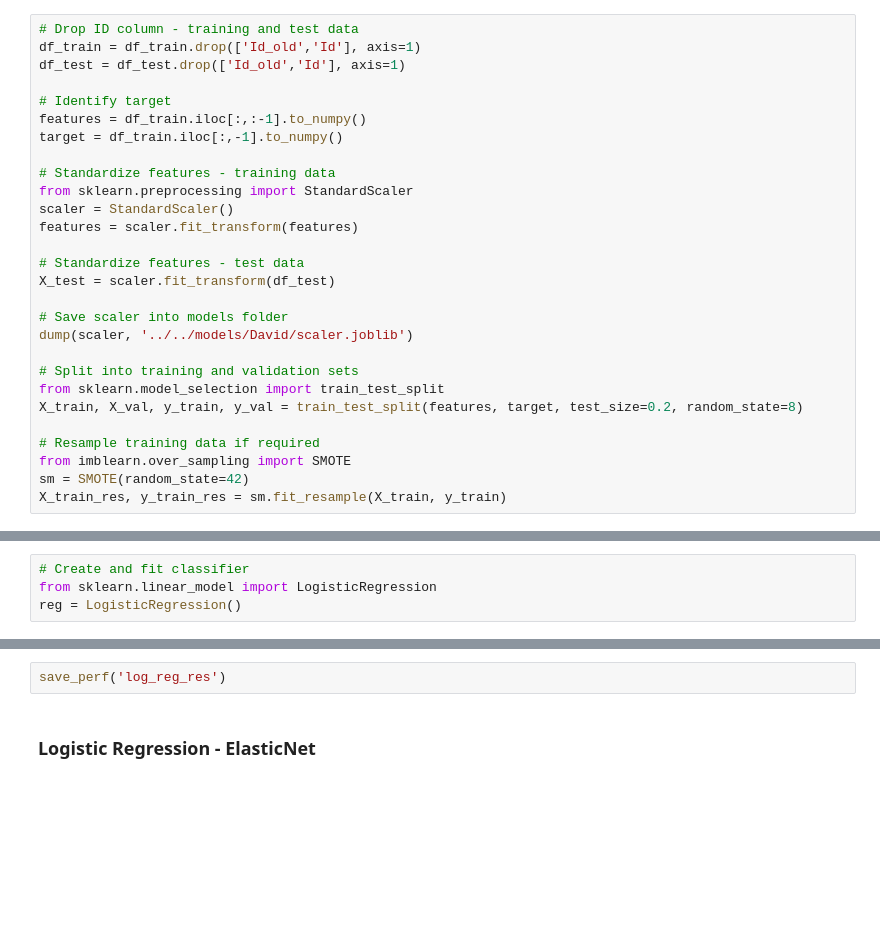
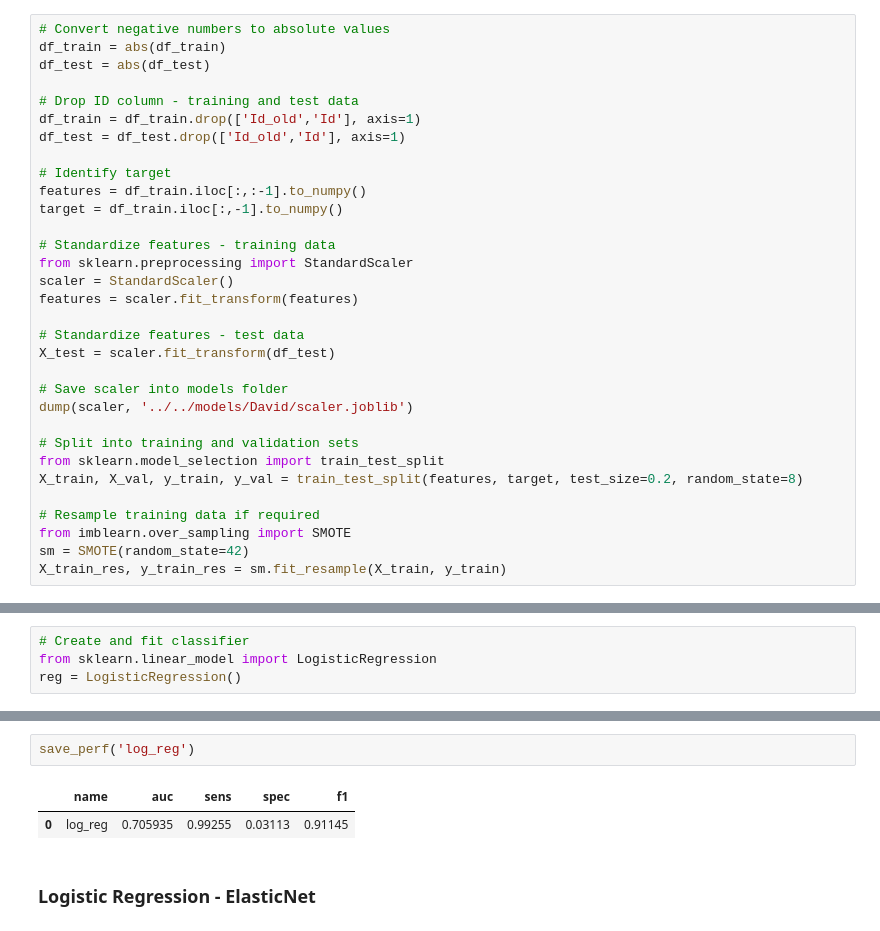
Before and after one commit to chrimaho/MDSI_ADSI_FEB21_AT1, a Jupyter notebook: notebooks/David/adsi_at1_parta.ipynb, the cells around one changed output, grey strips where cells are left out. Cells and saved outputs as stored; diff of their text form; blank space fills up the shorter version.

```diff
--- a/notebooks/David/adsi_at1_parta.ipynb
+++ b/notebooks/David/adsi_at1_parta.ipynb
@@ -101,6 +99,10 @@ profile
 # %% [markdown]
 ### Data manipulation
 # %%
+# Convert negative numbers to absolute values
+df_train = abs(df_train)
+df_test = abs(df_test)
+
 # Drop ID column - training and test data
 df_train = df_train.drop(['Id_old','Id'], axis=1)
 df_test = df_test.drop(['Id_old','Id'], axis=1)
@@ -308,5 +318,8 @@ plot_cm_roc()
 # %%
-save_perf('log_reg_res')
+save_perf('log_reg')
+# %% [output]
+|  | name | auc | sens | spec | f1 |
+| 0 | log_reg | 0.705935 | 0.99255 | 0.03113 | 0.91145 |
 # %% [markdown]
 ### Logistic Regression - ElasticNet
 # %%
```
Also changed, not shown: parts of 15 cells of this notebook, 2 other files.
